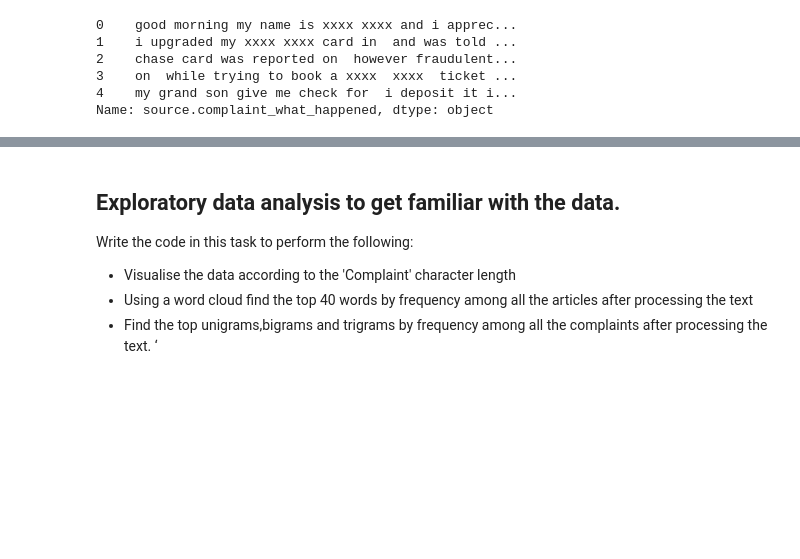
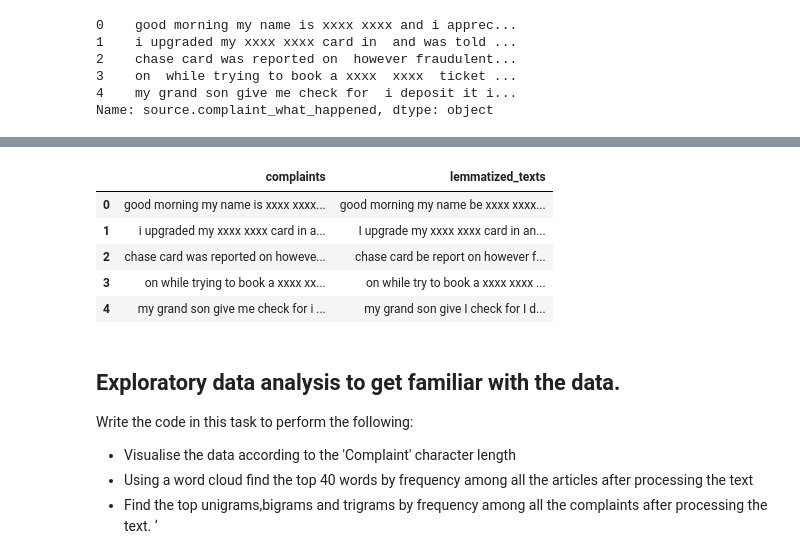
Before and after one commit to Ashish0898/Automatic-Ticket-Classification, a Jupyter notebook: Automatic_Ticket_Classification_Assignment.ipynb, the cells around one changed output, grey strips where cells are left out. Drawn from its saved outputs; the diff is of its cells as text; code cells hidden in the pictures; blank space fills up the shorter version.

Commit message:
Completed functions for lemmatized texts Created new DataFrame

```diff
--- a/Automatic_Ticket_Classification_Assignment.ipynb
+++ b/Automatic_Ticket_Classification_Assignment.ipynb
@@ -217,0 +228,13 @@ clean_text(df2['source.complaint_what_happened'][120])
+# %%
+#Write your function to Lemmatize the texts
+def LemmatizeTexts(s):
+  lemmatizer = WordNetLemmatizer()
+  doc = nlp(s)
+
+  # Create list of tokens from given string
+  tokens = []
+  for token in doc:
+      tokens.append(token)
+
+  lemmatized_sentence = " ".join([token.lemma_ for token in doc])
+  return lemmatized_sentence
@@ -217,0 +245,7 @@ clean_text(df2['source.complaint_what_happened'][120])
+# %%
+lemmatized_texts_list=[]
+for i in range(len(df2['source.complaint_what_happened'])):
+  lemmatized_texts_list.append(LemmatizeTexts(df2['source.complaint_what_happened'][i]))
+
+lemmatized_texts=pd.DataFrame(lemmatized_texts_list)
+lemmatized_texts.head()
@@ -217,0 +259,4 @@ clean_text(df2['source.complaint_what_happened'][120])
+# %%
+lemmatized_texts.columns=['lemmatized_text']
+
+lemmatized_texts.head()
@@ -218,2 +280,13 @@ clean_text(df2['source.complaint_what_happened'][120])
 # %%
 #Create a dataframe('df_clean') that will have only the complaints and the lemmatized complaints
+
+d11 = {'complaints': df2['source.complaint_what_happened'], 'lemmatized_texts':lemmatized_texts['lemmatized_text']}
+df_clean = pd.DataFrame(data=d11)
+df_clean.head()
+# %% [output]
+|  | complaints | lemmatized_texts |
+| 0 | good morning my name is xxxx xxxx... | good morning my name be xxxx xxxx... |
+| 1 | i upgraded my xxxx xxxx card in a... | I upgrade my xxxx xxxx card in an... |
+| 2 | chase card was reported on howeve... | chase card be report on however f... |
+| 3 | on while trying to book a xxxx xx... | on while try to book a xxxx xxxx ... |
+| 4 | my grand son give me check for i ... | my grand son give I check for I d... |
```
Also changed, not shown: parts of 16 cells of this notebook.
